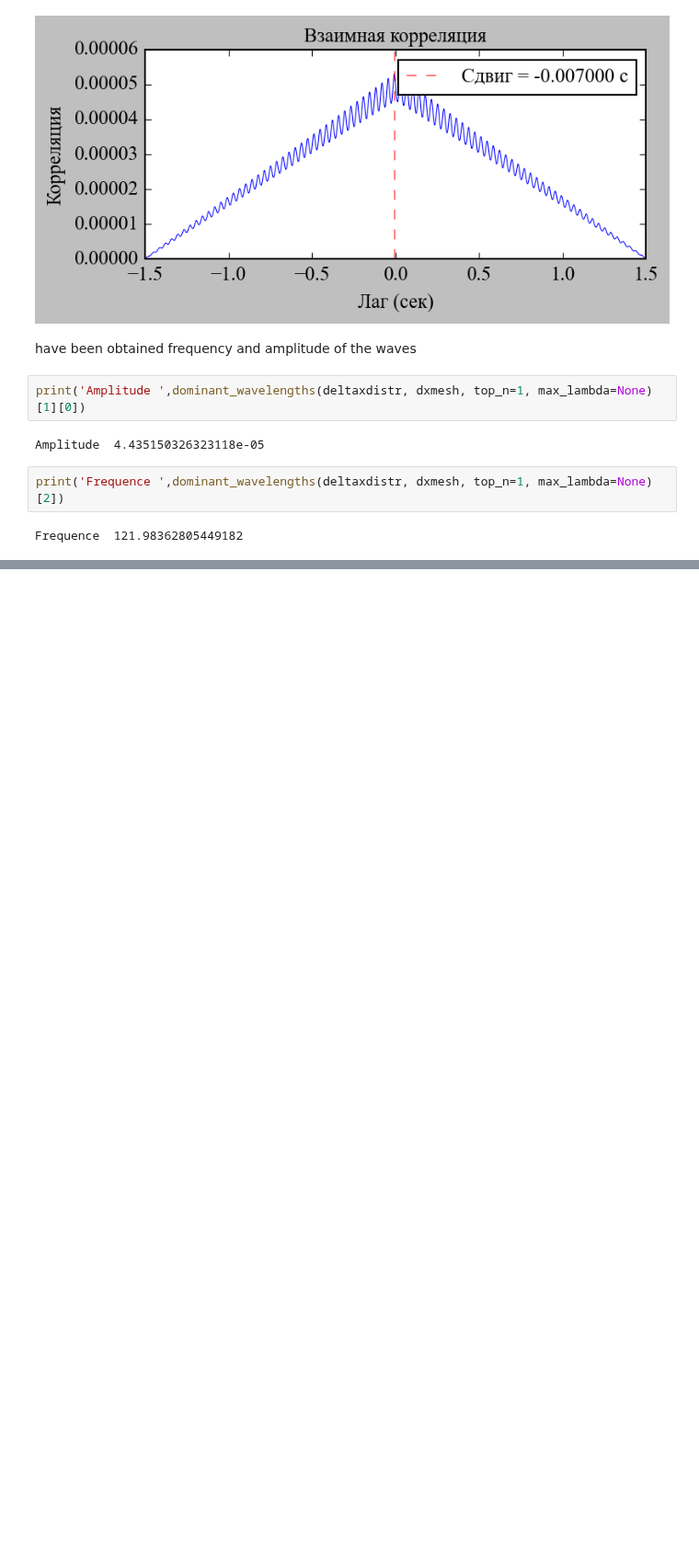
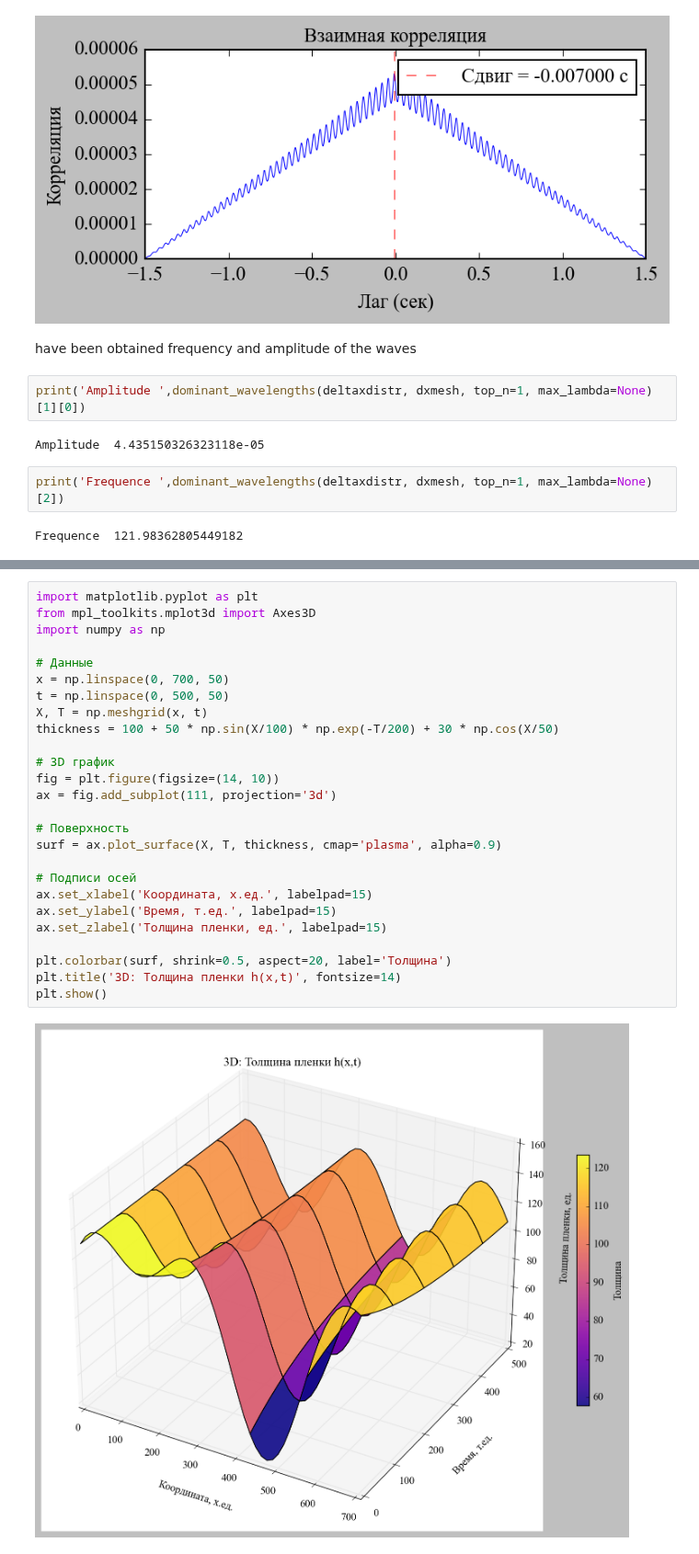
Before and after one commit to UlyanaGru/Fourier, a Jupyter notebook: postprocessing_mesh11.ipynb, the cells around one changed output, grey strips where cells are left out. Shown at 92% size. Saved outputs shown, nothing was run; the diff lists cells and outputs as text; blank space fills up the shorter version.

```diff
--- a/postprocessing_mesh11.ipynb
+++ b/postprocessing_mesh11.ipynb
@@ -351,0 +379,28 @@ Frequence  121.98362805449182
+# %%
+import matplotlib.pyplot as plt
+from mpl_toolkits.mplot3d import Axes3D
+import numpy as np
+
+# Данные
+x = np.linspace(0, 700, 50)
+t = np.linspace(0, 500, 50)
+X, T = np.meshgrid(x, t)
+thickness = 100 + 50 * np.sin(X/100) * np.exp(-T/200) + 30 * np.cos(X/50)
+
+# 3D график
+fig = plt.figure(figsize=(14, 10))
+ax = fig.add_subplot(111, projection='3d')
+
+# Поверхность
+surf = ax.plot_surface(X, T, thickness, cmap='plasma', alpha=0.9)
+
+# Подписи осей
+ax.set_xlabel('Координата, x.ед.', labelpad=15)
+ax.set_ylabel('Время, т.ед.', labelpad=15)
+ax.set_zlabel('Толщина пленки, ед.', labelpad=15)
+
+plt.colorbar(surf, shrink=0.5, aspect=20, label='Толщина')
+plt.title('3D: Толщина пленки h(x,t)', fontsize=14)
+plt.show()
+# %% [output]
+[figure, added]
```
Also changed, not shown: parts of 8 cells of this notebook, 4 other files.
